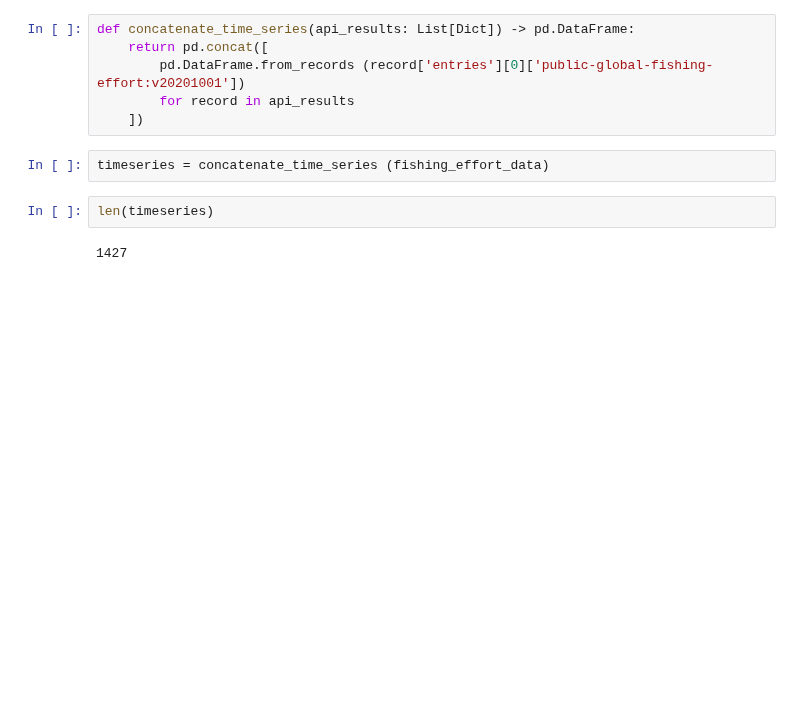
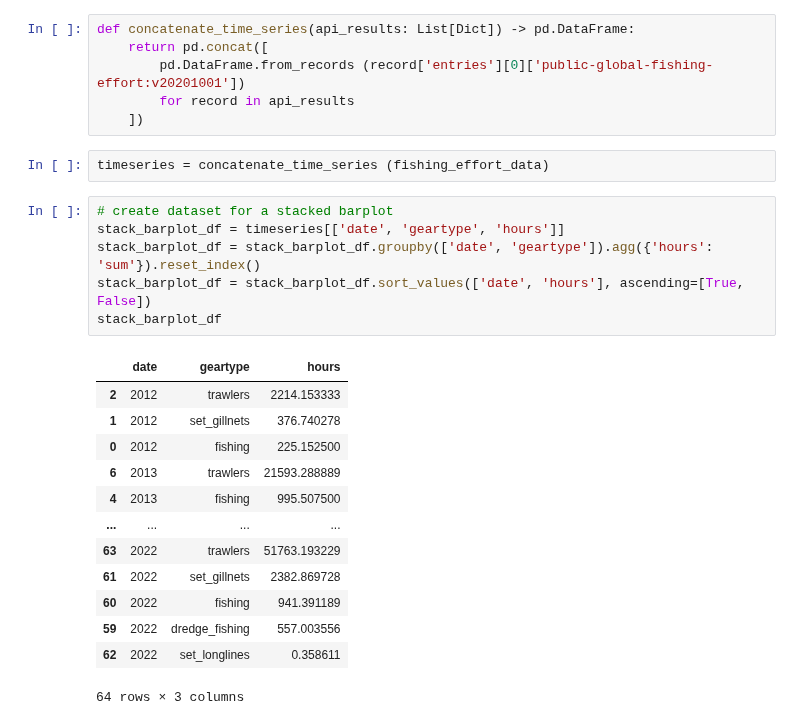
Before and after one commit to d2gex/fishery-analysis, a Jupyter notebook: src/firth_clyde_fishing_effort.ipynb, the cells around one changed output. Cells and saved outputs as stored; diff of their text form; blank space fills up the shorter version.

```diff
--- a/src/firth_clyde_fishing_effort.ipynb
+++ b/src/firth_clyde_fishing_effort.ipynb
@@ -92,6 +96,22 @@ def concatenate_time_series(api_results: List[Dict]) -> pd.DataFrame:
 # %%
 timeseries = concatenate_time_series (fishing_effort_data)
 # %%
-len(timeseries)
+# create dataset for a stacked barplot
+stack_barplot_df = timeseries[['date', 'geartype', 'hours']]
+stack_barplot_df = stack_barplot_df.groupby(['date', 'geartype']).agg({'hours': 'sum'}).reset_index()
+stack_barplot_df = stack_barplot_df.sort_values(['date', 'hours'], ascending=[True, False])
+stack_barplot_df
 # %% [output]
+|  | date | geartype | hours |
+| 2 | 2012 | trawlers | 2214.153333 |
+| 1 | 2012 | set_gillnets | 376.740278 |
+| 0 | 2012 | fishing | 225.152500 |
+| 6 | 2013 | trawlers | 21593.288889 |
+| 4 | 2013 | fishing | 995.507500 |
+| ... | ... | ... | ... |
+| 63 | 2022 | trawlers | 51763.193229 |
+| 61 | 2022 | set_gillnets | 2382.869728 |
+| 60 | 2022 | fishing | 941.391189 |
+| 59 | 2022 | dredge_fishing | 557.003556 |
+| 62 | 2022 | set_longlines | 0.358611 |
-1427
+64 rows × 3 columns
```
Also changed, not shown: parts of 2 cells of this notebook.
